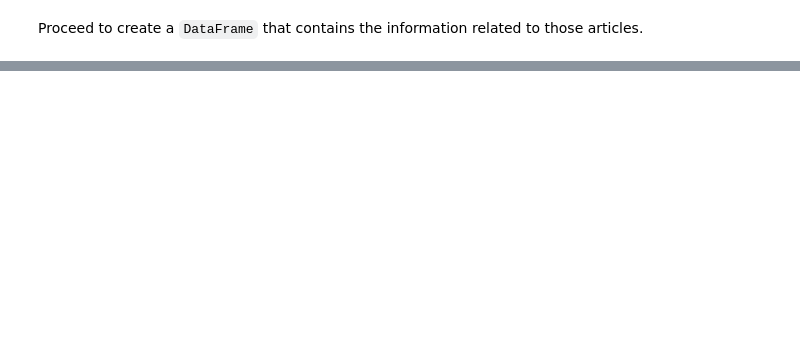
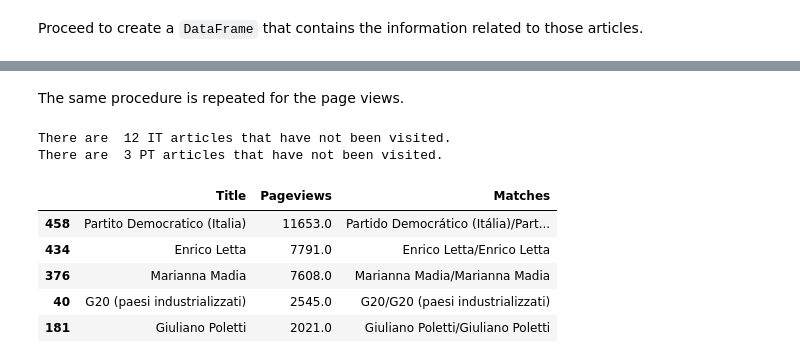
Before and after one commit to CriMenghini/Wikipedia, a Jupyter notebook: Mention/Mention_draft.ipynb, the cells around one changed output, grey strips where cells are left out. Saved outputs shown, nothing was run; the diff lists cells and outputs as text; code cells hidden in the pictures; blank space fills up the shorter version.

```diff
--- a/Mention/Mention_draft.ipynb
+++ b/Mention/Mention_draft.ipynb
@@ -265,0 +309,12 @@ Join the two `DataFrames`
+# %% [markdown]
+The same procedure is repeated for the page views.
+# %%
+# Run the query
+match_with_pageviews_it = ranked_df_ita.query('Title in @italian_titles')
+match_with_pageviews_pt = ranked_df_port.query('Title in @portugues_titles')
+# Get the number
+print ('There are ', len(portugues_titles)-len(match_with_pageviews_it), 'IT articles that have not been visited.')
+print ('There are ', len(portugues_titles)-len(match_with_pageviews_pt), 'PT articles that have not been visited.')
+# %% [output]
+There are  12 IT articles that have not been visited.
+There are  3 PT articles that have not been visited.
@@ -265,0 +345,9 @@ Join the two `DataFrames`
+# %%
+df_match_it_pageviews.head()
+# %% [output]
+|  | Title | Pageviews | Matches |
+| 458 | Partito Democratico (Italia) | 11653.0 | Partido Democrático (Itália)/Part... |
+| 434 | Enrico Letta | 7791.0 | Enrico Letta/Enrico Letta |
+| 376 | Marianna Madia | 7608.0 | Marianna Madia/Marianna Madia |
+| 40 | G20 (paesi industrializzati) | 2545.0 | G20/G20 (paesi industrializzati) |
+| 181 | Giuliano Poletti | 2021.0 | Giuliano Poletti/Giuliano Poletti |
```
Also changed, not shown: parts of 34 cells of this notebook, 2 other files.
